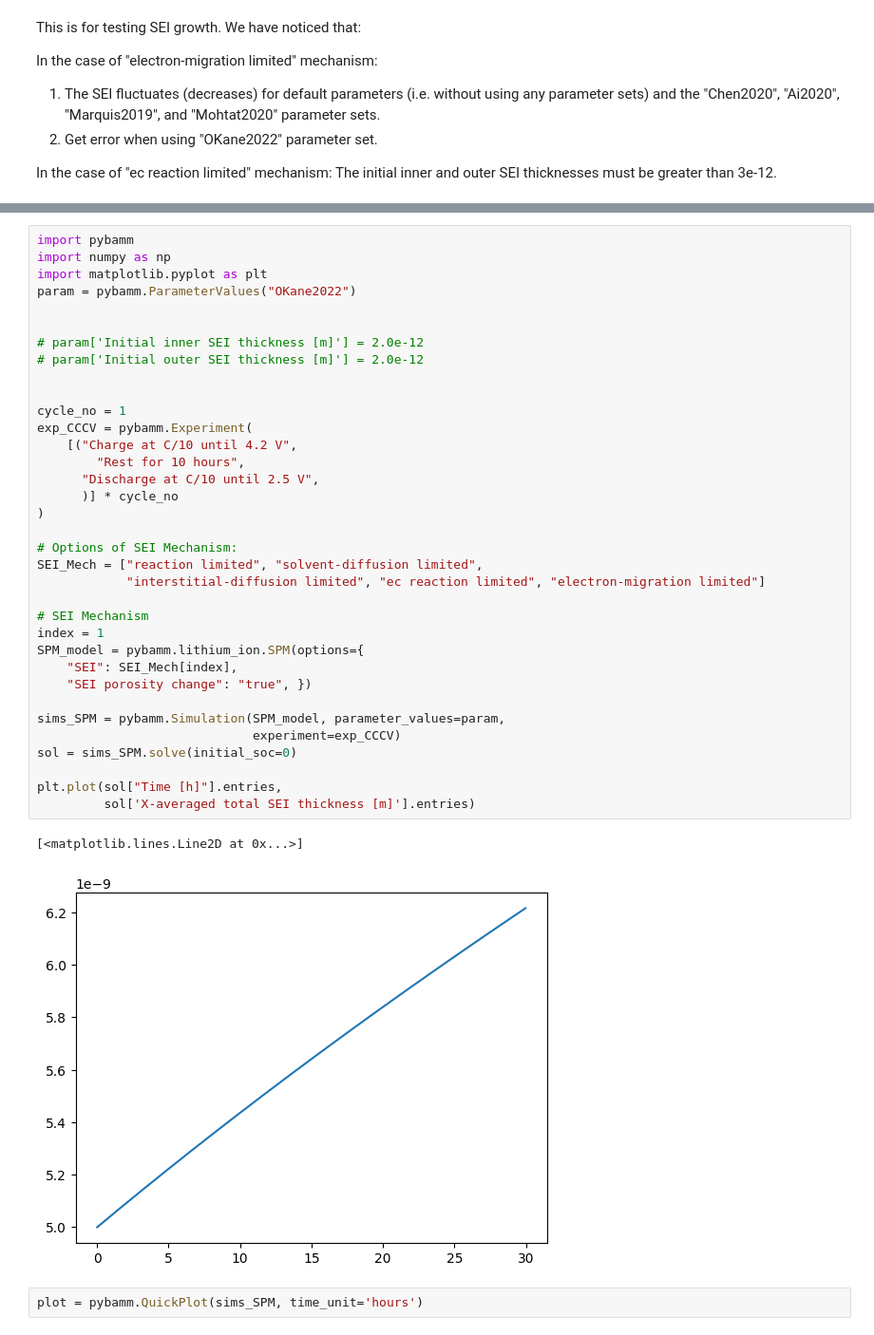
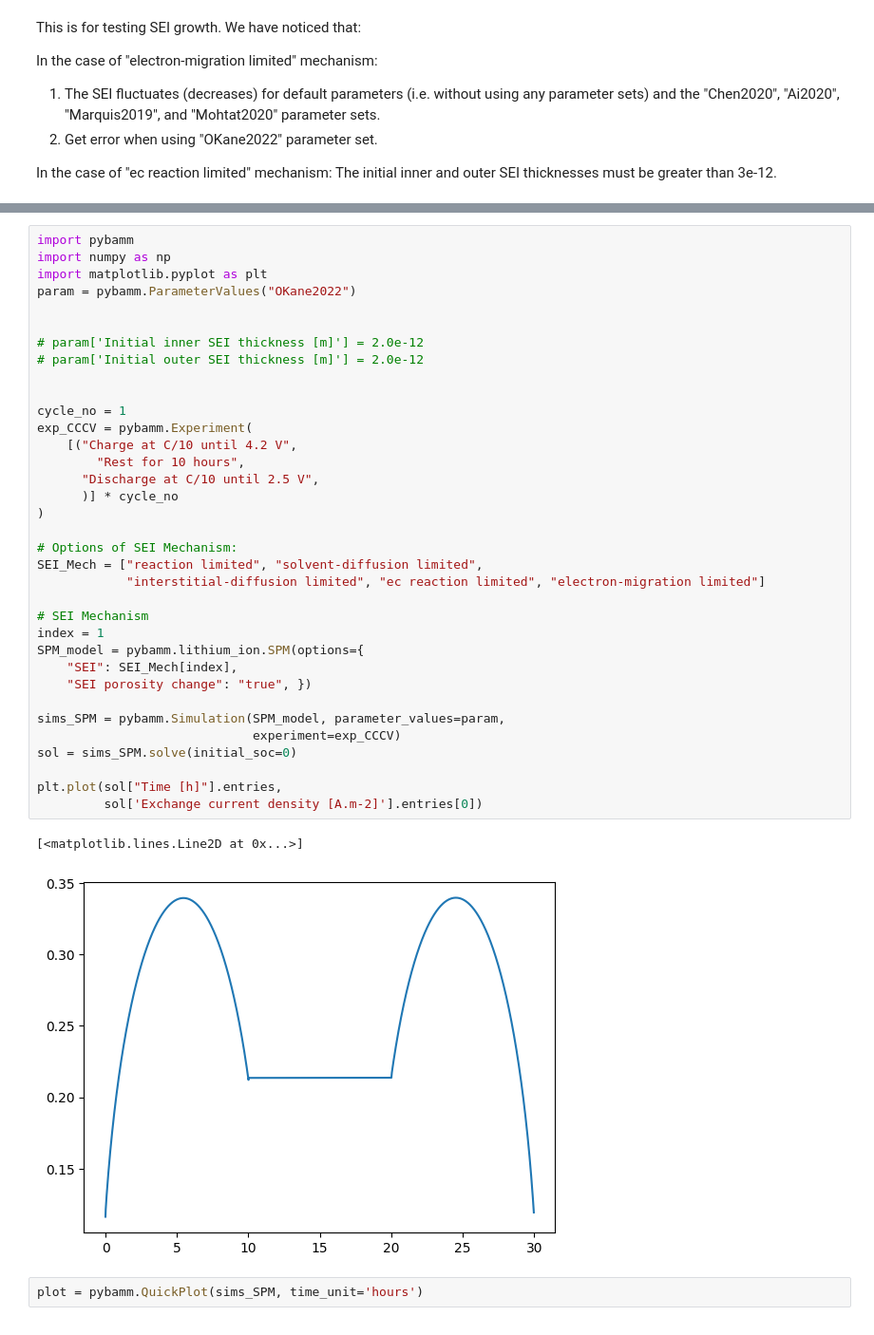
Before and after one commit to brosaplanella/formation, a Jupyter notebook: test_SEI.ipynb, the cells around one changed output, grey strips where cells are left out. Shown at 95% size. Cells and saved outputs as stored; diff of their text form.

```diff
--- a/test_SEI.ipynb
+++ b/test_SEI.ipynb
@@ -22,35 +39,35 @@ param = pybamm.ParameterValues("OKane2022")
 
 # param['Initial inner SEI thickness [m]'] = 2.0e-12
 # param['Initial outer SEI thickness [m]'] = 2.0e-12
 
 
 cycle_no = 1
 exp_CCCV = pybamm.Experiment(
     [("Charge at C/10 until 4.2 V",
         "Rest for 10 hours",
       "Discharge at C/10 until 2.5 V",
       )] * cycle_no
 )
 
 # Options of SEI Mechanism:
 SEI_Mech = ["reaction limited", "solvent-diffusion limited",
             "interstitial-diffusion limited", "ec reaction limited", "electron-migration limited"]
 
 # SEI Mechanism
 index = 1
 SPM_model = pybamm.lithium_ion.SPM(options={
     "SEI": SEI_Mech[index],
     "SEI porosity change": "true", })
 
 sims_SPM = pybamm.Simulation(SPM_model, parameter_values=param,
                              experiment=exp_CCCV)
 sol = sims_SPM.solve(initial_soc=0)
 
 plt.plot(sol["Time [h]"].entries,
-         sol['X-averaged total SEI thickness [m]'].entries)
+         sol['Exchange current density [A.m-2]'].entries[0])
 # %% [output]
 [<matplotlib.lines.Line2D at 0x...>]
-[figure, old version]
+[figure, new version]
 # %%
 plot = pybamm.QuickPlot(sims_SPM, time_unit='hours')
 # %%
```
Also changed, not shown: parts of 4 cells of this notebook, 1 other file.
